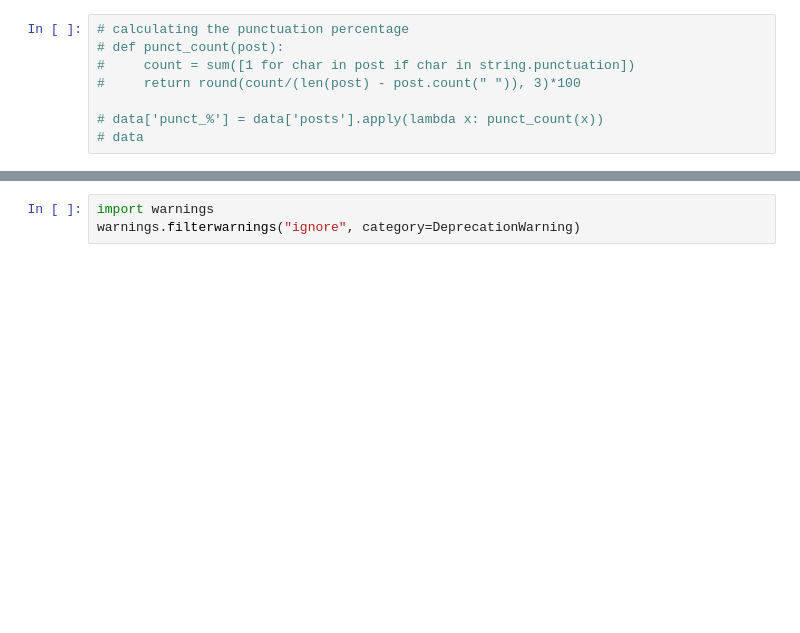
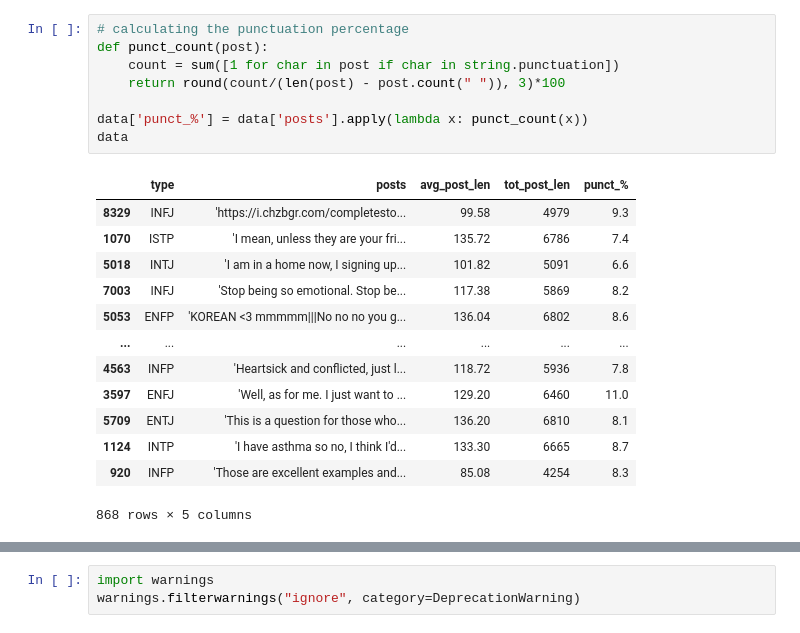
Before and after one commit to andrewzee23/personality_prediction, a Jupyter notebook: kristina/machine_learning-Copy2.ipynb, the cells around one changed output, grey strips where cells are left out. Saved outputs shown, nothing was run; the diff lists cells and outputs as text; blank space fills up the shorter version.

```diff
--- a/kristina/machine_learning-Copy2.ipynb
+++ b/kristina/machine_learning-Copy2.ipynb
@@ -51,11 +68,25 @@ data
 # %%
 # calculating the punctuation percentage
-# def punct_count(post):
-#     count = sum([1 for char in post if char in string.punctuation])
-#     return round(count/(len(post) - post.count(" ")), 3)*100
+def punct_count(post):
+    count = sum([1 for char in post if char in string.punctuation])
+    return round(count/(len(post) - post.count(" ")), 3)*100
 
-# data['punct_%'] = data['posts'].apply(lambda x: punct_count(x))
-# data
+data['punct_%'] = data['posts'].apply(lambda x: punct_count(x))
+data
+# %% [output]
+|  | type | posts | avg_post_len | tot_post_len | punct_% |
+| 8329 | INFJ | 'https://i.chzbgr.com/completesto... | 99.58 | 4979 | 9.3 |
+| 1070 | ISTP | 'I mean, unless they are your fri... | 135.72 | 6786 | 7.4 |
+| 5018 | INTJ | 'I am in a home now, I signing up... | 101.82 | 5091 | 6.6 |
+| 7003 | INFJ | 'Stop being so emotional. Stop be... | 117.38 | 5869 | 8.2 |
+| 5053 | ENFP | 'KOREAN <3 mmmmm|||No no no you g... | 136.04 | 6802 | 8.6 |
+| ... | ... | ... | ... | ... | ... |
+| 4563 | INFP | 'Heartsick and conflicted, just l... | 118.72 | 5936 | 7.8 |
+| 3597 | ENFJ | 'Well, as for me. I just want to ... | 129.20 | 6460 | 11.0 |
+| 5709 | ENTJ | 'This is a question for those who... | 136.20 | 6810 | 8.1 |
+| 1124 | INTP | 'I have asthma so no, I think I'd... | 133.30 | 6665 | 8.7 |
+| 920 | INFP | 'Those are excellent examples and... | 85.08 | 4254 | 8.3 |
+868 rows × 5 columns
 # %%
 data.reset_index(drop=True, inplace=True)
 data
```
Also changed, not shown: parts of 25 cells of this notebook, 3 other files.
